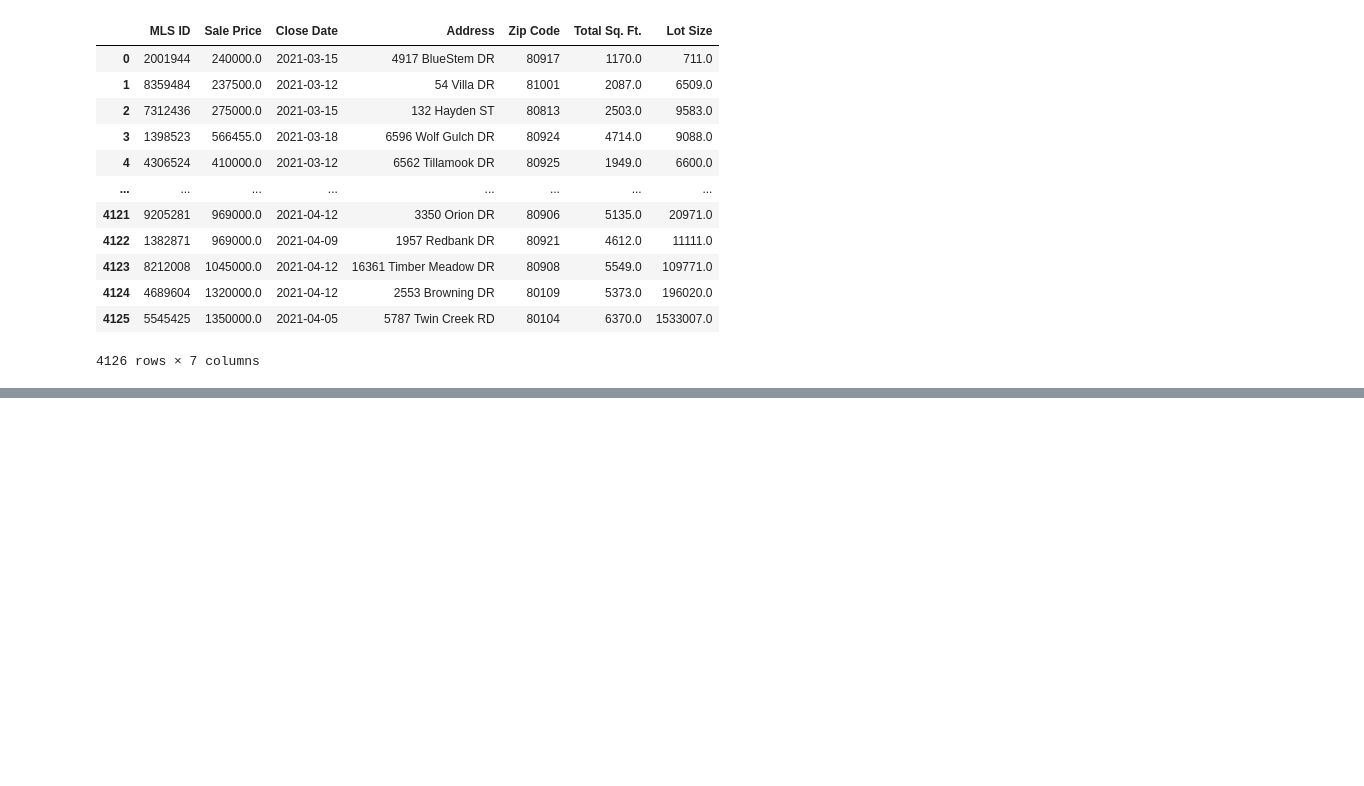
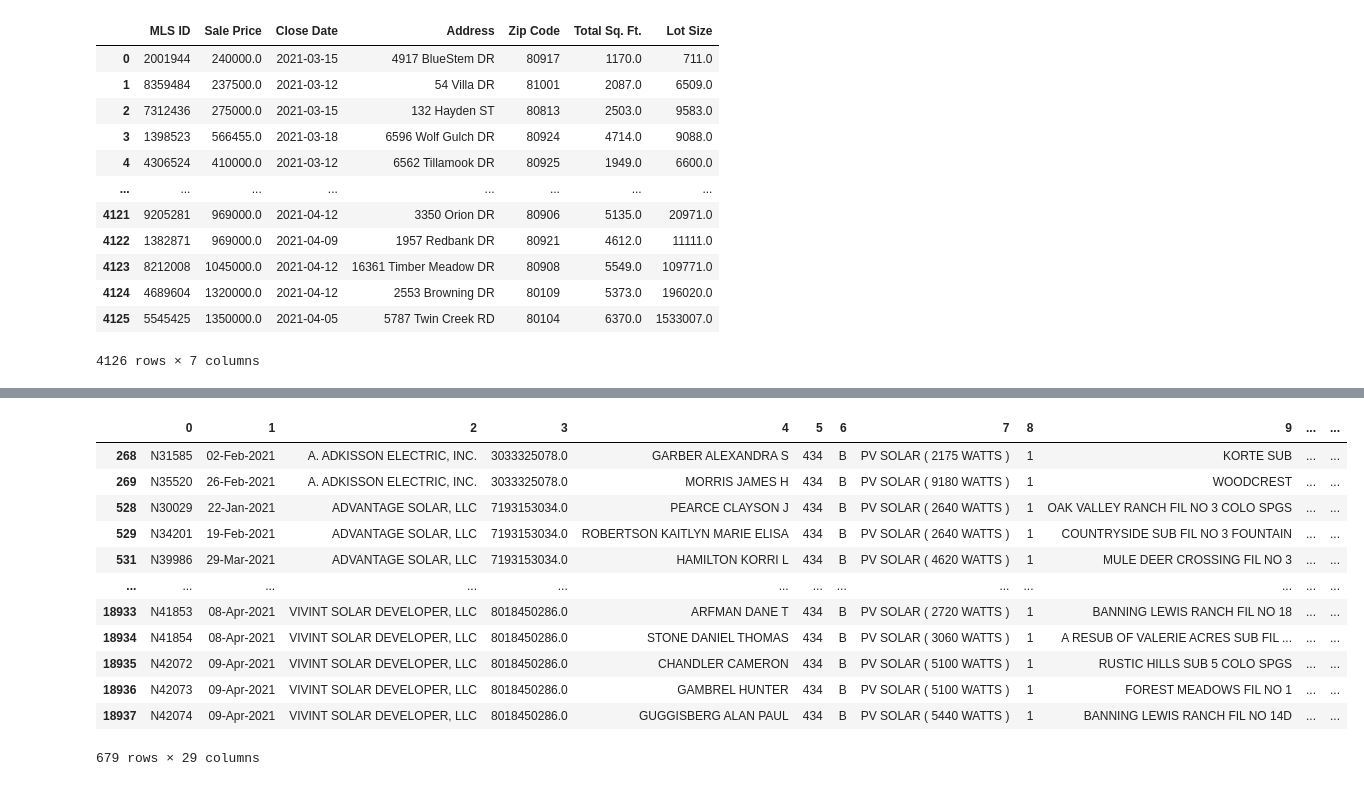
Before and after one commit to willserene/Housing_Analysis, a Jupyter notebook: Housing Sales Dataframe.ipynb, the cells around one changed output, grey strips where cells are left out. Saved outputs shown, nothing was run; the diff lists cells and outputs as text; code cells hidden in the pictures; blank space fills up the shorter version.

```diff
--- a/Housing Sales Dataframe.ipynb
+++ b/Housing Sales Dataframe.ipynb
@@ -162,0 +209,16 @@ pd.read_csv("sales.csv")
+# %%
+permit_data_df[permit_data_df[7].str.contains("PV SOLAR")]
+# %% [output]
+|  | 0 | 1 | 2 | 3 | 4 | 5 | 6 | 7 | 8 | 9 | ... | ... |
+| 268 | N31585 | 02-Feb-2021 | A. ADKISSON ELECTRIC, INC. | 3033325078.0 | GARBER ALEXANDRA S | 434 | B | PV SOLAR ( 2175 WATTS ) | 1 | KORTE SUB | ... | ... |
+| 269 | N35520 | 26-Feb-2021 | A. ADKISSON ELECTRIC, INC. | 3033325078.0 | MORRIS JAMES H | 434 | B | PV SOLAR ( 9180 WATTS ) | 1 | WOODCREST | ... | ... |
+| 528 | N30029 | 22-Jan-2021 | ADVANTAGE SOLAR, LLC | 7193153034.0 | PEARCE CLAYSON J | 434 | B | PV SOLAR ( 2640 WATTS ) | 1 | OAK VALLEY RANCH FIL NO 3 COLO SPGS | ... | ... |
+| 529 | N34201 | 19-Feb-2021 | ADVANTAGE SOLAR, LLC | 7193153034.0 | ROBERTSON KAITLYN MARIE ELISA | 434 | B | PV SOLAR ( 2640 WATTS ) | 1 | COUNTRYSIDE SUB FIL NO 3 FOUNTAIN | ... | ... |
+| 531 | N39986 | 29-Mar-2021 | ADVANTAGE SOLAR, LLC | 7193153034.0 | HAMILTON KORRI L | 434 | B | PV SOLAR ( 4620 WATTS ) | 1 | MULE DEER CROSSING FIL NO 3 | ... | ... |
+| ... | ... | ... | ... | ... | ... | ... | ... | ... | ... | ... | ... | ... |
+| 18933 | N41853 | 08-Apr-2021 | VIVINT SOLAR DEVELOPER, LLC | 8018450286.0 | ARFMAN DANE T | 434 | B | PV SOLAR ( 2720 WATTS ) | 1 | BANNING LEWIS RANCH FIL NO 18 | ... | ... |
+| 18934 | N41854 | 08-Apr-2021 | VIVINT SOLAR DEVELOPER, LLC | 8018450286.0 | STONE DANIEL THOMAS | 434 | B | PV SOLAR ( 3060 WATTS ) | 1 | A RESUB OF VALERIE ACRES SUB FIL ... | ... | ... |
+| 18935 | N42072 | 09-Apr-2021 | VIVINT SOLAR DEVELOPER, LLC | 8018450286.0 | CHANDLER CAMERON | 434 | B | PV SOLAR ( 5100 WATTS ) | 1 | RUSTIC HILLS SUB 5 COLO SPGS | ... | ... |
+| 18936 | N42073 | 09-Apr-2021 | VIVINT SOLAR DEVELOPER, LLC | 8018450286.0 | GAMBREL HUNTER | 434 | B | PV SOLAR ( 5100 WATTS ) | 1 | FOREST MEADOWS FIL NO 1 | ... | ... |
+| 18937 | N42074 | 09-Apr-2021 | VIVINT SOLAR DEVELOPER, LLC | 8018450286.0 | GUGGISBERG ALAN PAUL | 434 | B | PV SOLAR ( 5440 WATTS ) | 1 | BANNING LEWIS RANCH FIL NO 14D | ... | ... |
+679 rows × 29 columns
```
Also changed, not shown: parts of 4 cells of this notebook, 2 other files.
